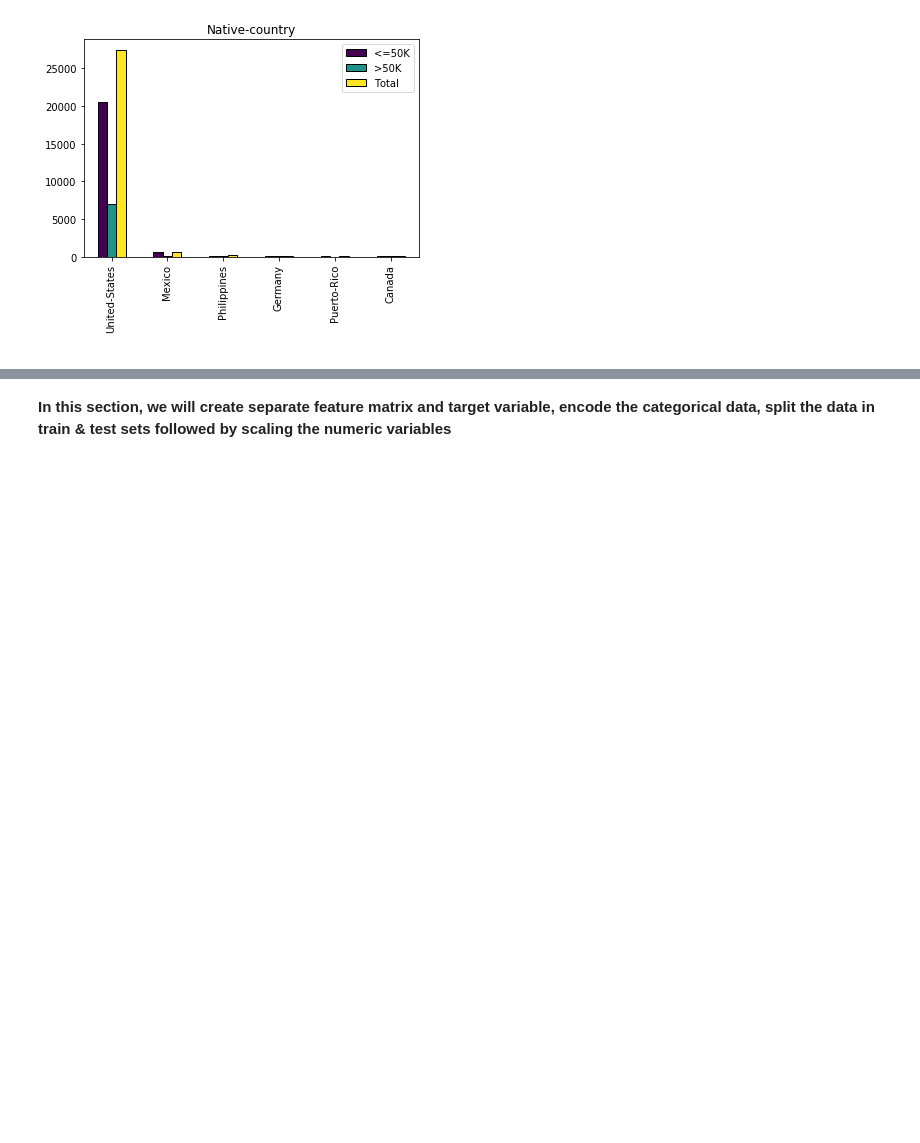
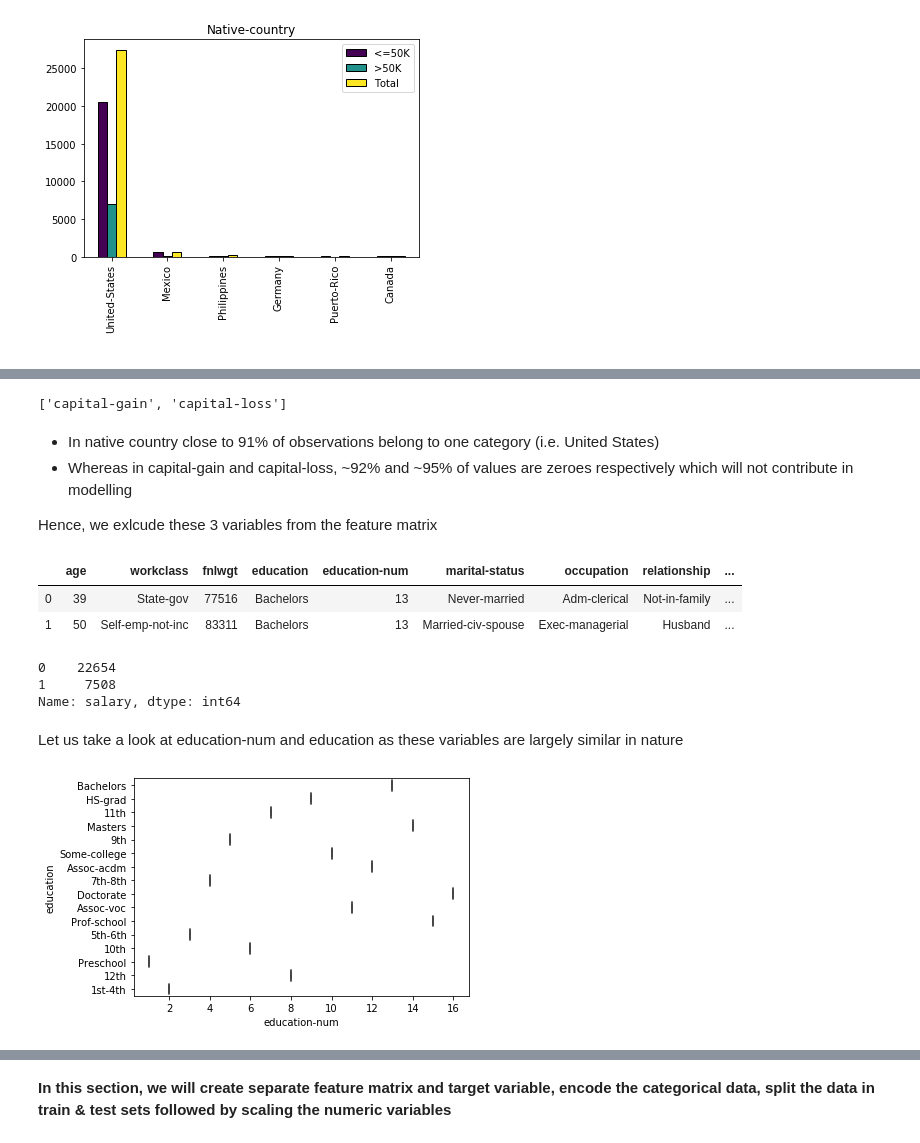
Before and after one commit to ishitashah23/learning-projects, a Jupyter notebook: Income-category Classification Project/Classification Project_Income based on Census.ipynb, the cells around one changed output, grey strips where cells are left out. Cells and saved outputs as stored; diff of their text form; code cells hidden in the pictures; blank space fills up the shorter version.

```diff
--- a/Income-category Classification Project/Classification Project_Income based on Census.ipynb
+++ b/Income-category Classification Project/Classification Project_Income based on Census.ipynb
@@ -308,0 +307,3 @@ for i in cat_cols:
+# %%
+df['salary'].replace(to_replace='<=50K',value=0,inplace=True)
+df['salary'].replace(to_replace='>50K',value=1,inplace=True)
@@ -308,0 +321,17 @@ for i in cat_cols:
+# %%
+#Similarly for numerical columns
+
+num_drop = []
+for i in num_cols:
+    if df[i].value_counts(normalize=True).iloc[0] > 0.9:
+        num_drop.append(i)
+
+print(num_drop)
+# %% [output]
+['capital-gain', 'capital-loss']
+# %% [markdown]
+
+- In native country close to 91% of observations belong to one category (i.e. United States)
+- Whereas in capital-gain and capital-loss, ~92% and ~95% of values are zeroes respectively which will not contribute in modelling
+
+Hence, we exlcude these 3 variables from the feature matrix
@@ -308,0 +341,19 @@ for i in cat_cols:
+# %%
+X.head(2)
+# %% [output]
+|  | age | workclass | fnlwgt | education | education-num | marital-status | occupation | relationship | ... |
+| 0 | 39 | State-gov | 77516 | Bachelors | 13 | Never-married | Adm-clerical | Not-in-family | ... |
+| 1 | 50 | Self-emp-not-inc | 83311 | Bachelors | 13 | Married-civ-spouse | Exec-managerial | Husband | ... |
+# %%
+y.value_counts()
+# %% [output]
+0    22654
+1     7508
+Name: salary, dtype: int64
+# %% [markdown]
+Let us take a look at education-num and education as these variables are largely similar in nature
+# %%
+sns.boxplot('education-num','education',data=df)
+plt.show()
+# %% [output]
+[figure, added]
```
Also changed, not shown: parts of 58 cells of this notebook.
